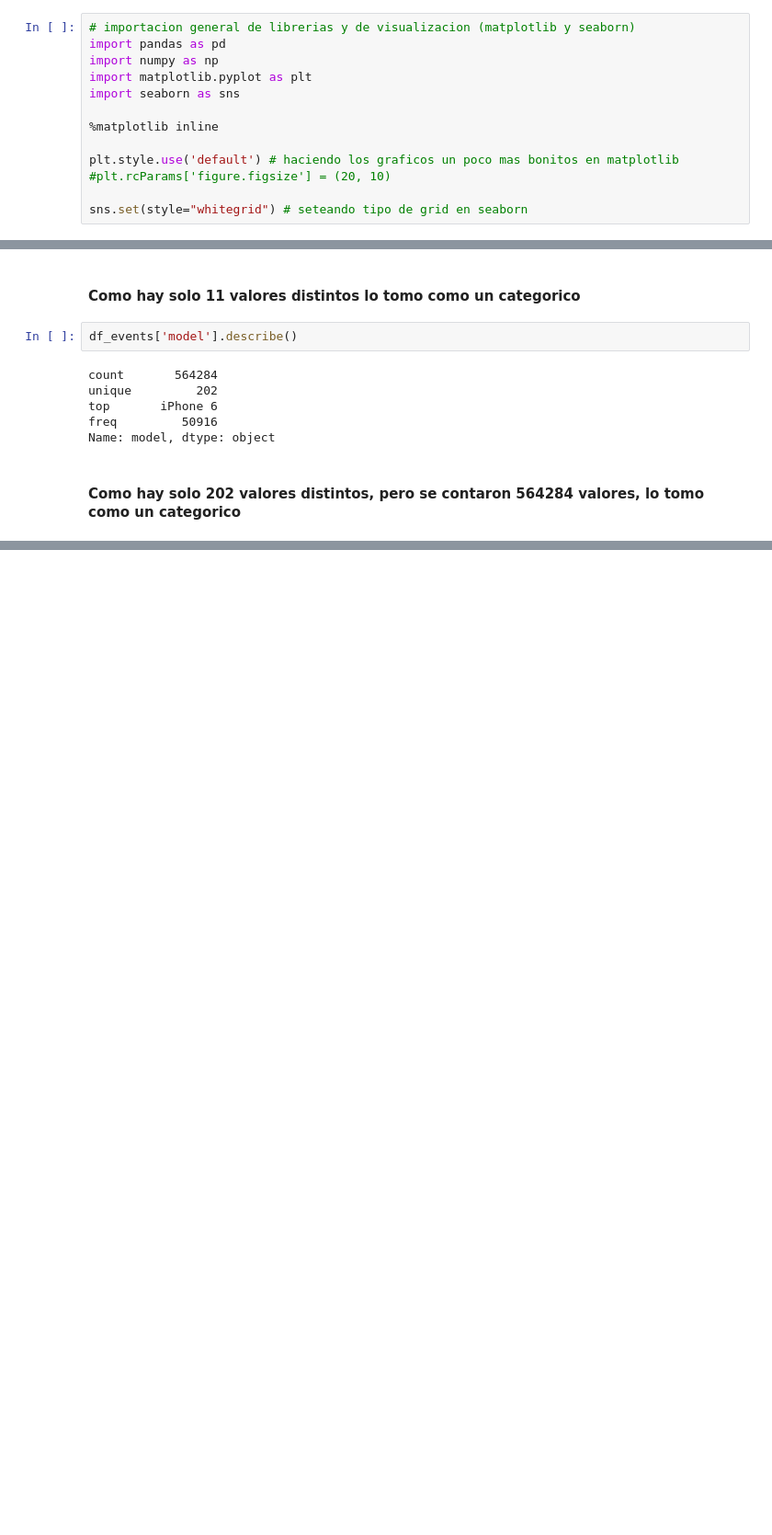
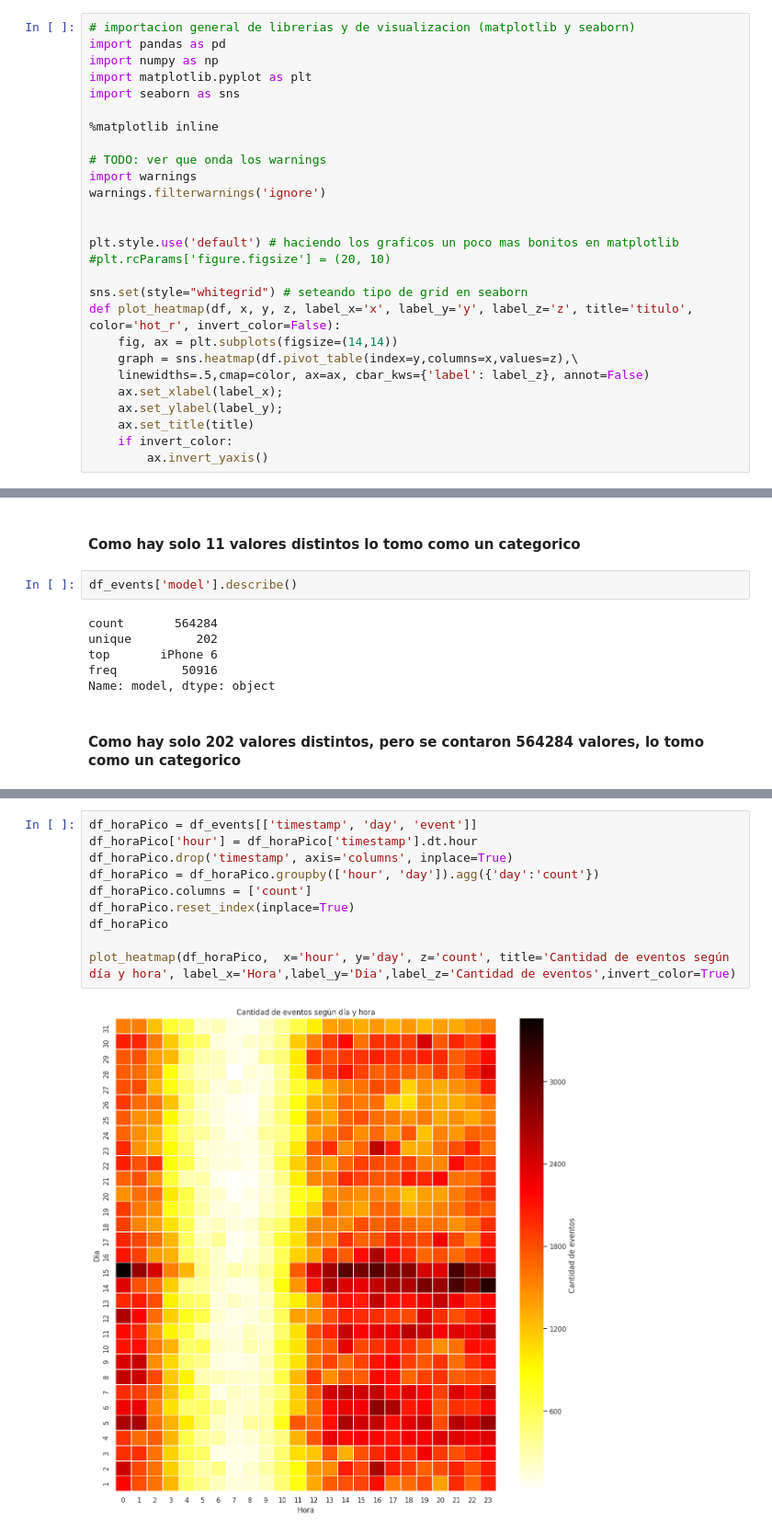
Before and after one commit to ConstanzaGonzalez/DatataFrita, a Jupyter notebook: tp/tp1.ipynb, the cells around one changed output, grey strips where cells are left out. Shown at 92% size. Drawn from its saved outputs; the diff is of its cells as text; blank space fills up the shorter version.

```diff
--- a/tp/tp1.ipynb
+++ b/tp/tp1.ipynb
@@ -7,10 +7,24 @@ import seaborn as sns
 
 %matplotlib inline
 
+# TODO: ver que onda los warnings
+import warnings
+warnings.filterwarnings('ignore')
+
+
 plt.style.use('default') # haciendo los graficos un poco mas bonitos en matplotlib
 #plt.rcParams['figure.figsize'] = (20, 10)
 
 sns.set(style="whitegrid") # seteando tipo de grid en seaborn
+def plot_heatmap(df, x, y, z, label_x='x', label_y='y', label_z='z', title='titulo', color='hot_r', invert_color=False):
+    fig, ax = plt.subplots(figsize=(14,14))
+    graph = sns.heatmap(df.pivot_table(index=y,columns=x,values=z),\
+    linewidths=.5,cmap=color, ax=ax, cbar_kws={'label': label_z}, annot=False)
+    ax.set_xlabel(label_x);
+    ax.set_ylabel(label_y);
+    ax.set_title(title)
+    if invert_color:
+        ax.invert_yaxis()
 # %%
 types= {
     "event": "category",
@@ -151,0 +96,12 @@ df_events[df_events['storage'].isnull() == False]
+# %%
+df_horaPico = df_events[['timestamp', 'day', 'event']]
+df_horaPico['hour'] = df_horaPico['timestamp'].dt.hour
+df_horaPico.drop('timestamp', axis='columns', inplace=True)
+df_horaPico = df_horaPico.groupby(['hour', 'day']).agg({'day':'count'})
+df_horaPico.columns = ['count']
+df_horaPico.reset_index(inplace=True)
+df_horaPico
+
+plot_heatmap(df_horaPico,  x='hour', y='day', z='count', title='Cantidad de eventos según día y hora', label_x='Hora',label_y='Dia',label_z='Cantidad de eventos',invert_color=True)
+# %% [output]
+[figure, added]
```
Also changed, not shown: parts of 19 cells of this notebook.
